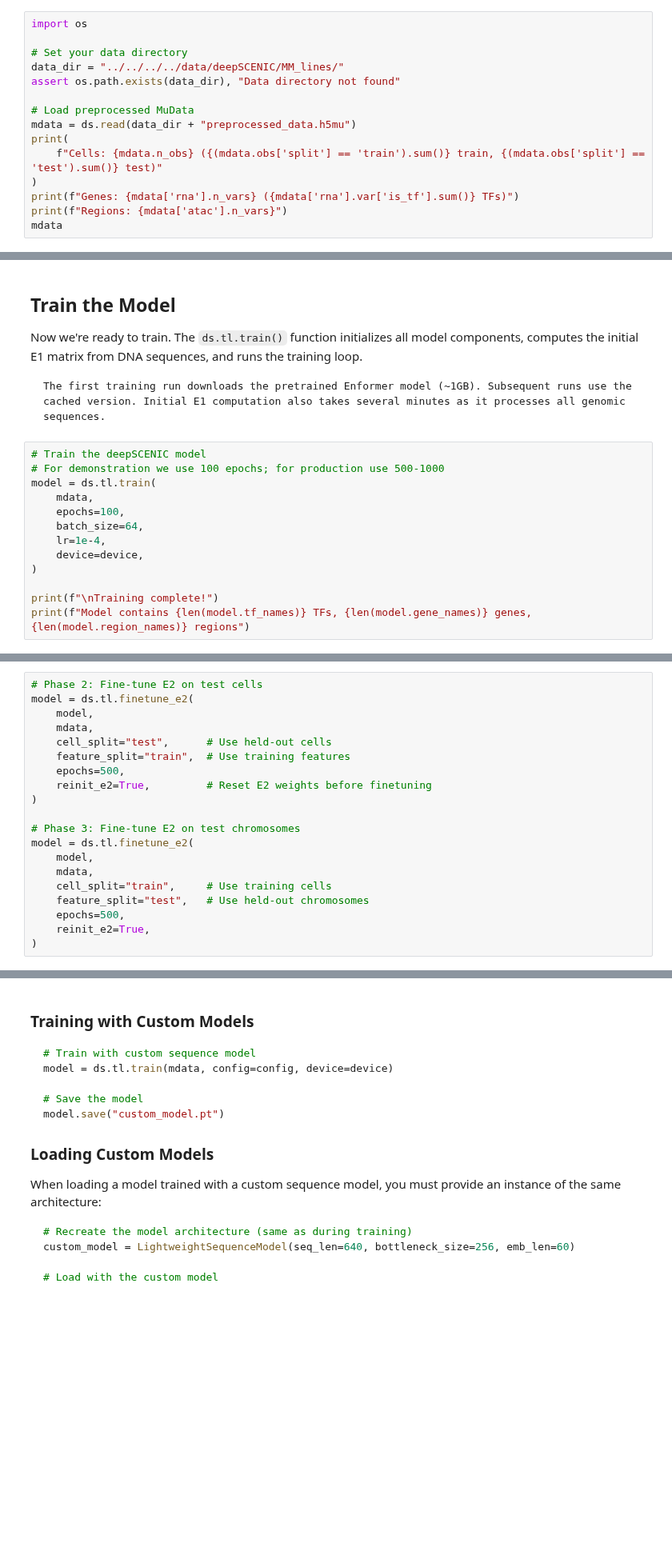
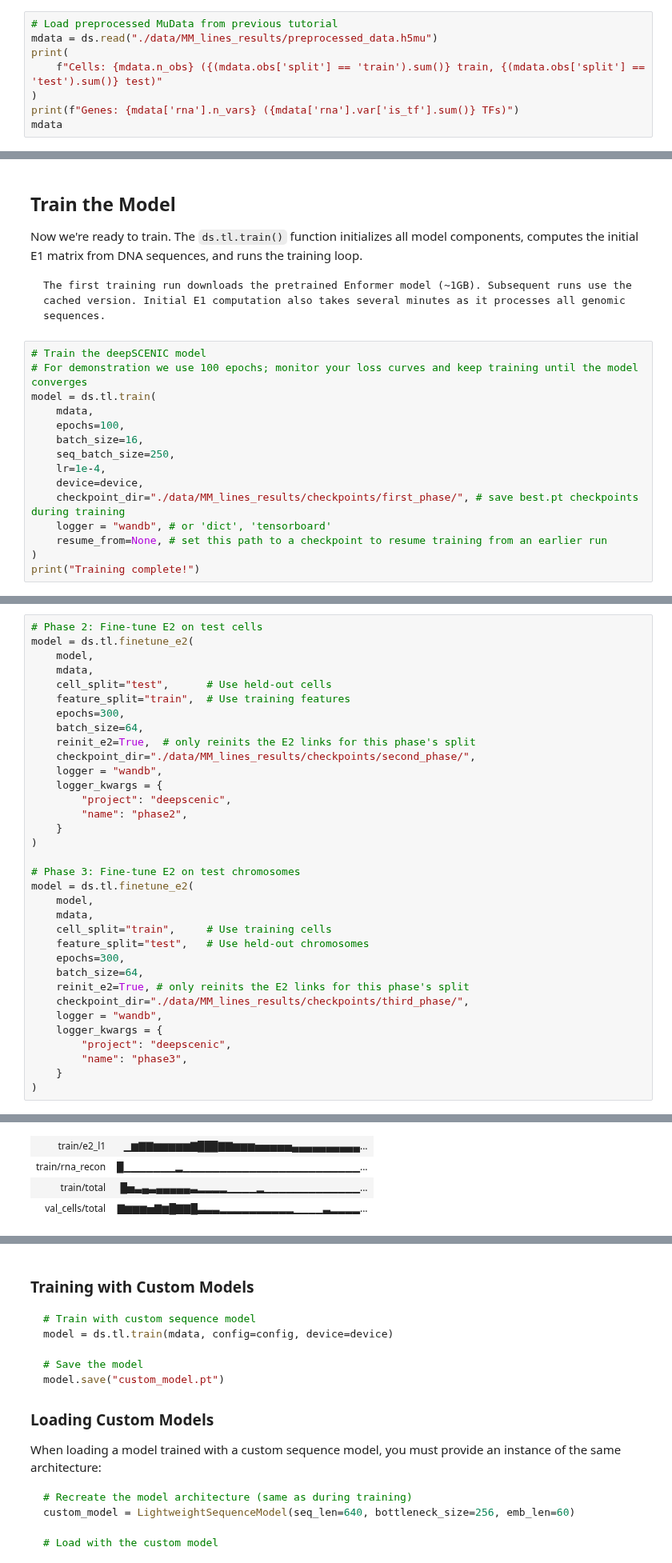
Before and after one commit to aertslab/deepSCENIC, a Jupyter notebook: docs/notebooks/02_training.ipynb, the cells around one changed output, grey strips where cells are left out. Shown at 80% size. Cells and saved outputs as stored; diff of their text form; blank space fills up the shorter version.

````diff
--- a/docs/notebooks/02_training.ipynb
+++ b/docs/notebooks/02_training.ipynb
@@ -35,18 +39,11 @@ We'll use the preprocessed MuData from Tutorial 1. The data must contain:
 - Region-to-gene search space (`r2g` in `uns`)
 - Train/test split (`split` column in `obs` and `var`)
 # %%
-import os
-
-# Set your data directory
-data_dir = "../../../../data/deepSCENIC/MM_lines/"
-assert os.path.exists(data_dir), "Data directory not found"
-
-# Load preprocessed MuData
-mdata = ds.read(data_dir + "preprocessed_data.h5mu")
+# Load preprocessed MuData from previous tutorial
+mdata = ds.read("./data/MM_lines_results/preprocessed_data.h5mu")
 print(
     f"Cells: {mdata.n_obs} ({(mdata.obs['split'] == 'train').sum()} train, {(mdata.obs['split'] == 'test').sum()} test)"
 )
 print(f"Genes: {mdata['rna'].n_vars} ({mdata['rna'].var['is_tf'].sum()} TFs)")
-print(f"Regions: {mdata['atac'].n_vars}")
 mdata
 # %% [output]
@@ -113,14 +113,16 @@ The first training run downloads the pretrained Enformer model (~1GB). Subsequen
 ```
 # %%
 # Train the deepSCENIC model
-# For demonstration we use 100 epochs; for production use 500-1000
+# For demonstration we use 100 epochs; monitor your loss curves and keep training until the model converges
 model = ds.tl.train(
     mdata,
     epochs=100,
-    batch_size=64,
+    batch_size=16,
+    seq_batch_size=250,
     lr=1e-4,
     device=device,
+    checkpoint_dir="./data/MM_lines_results/checkpoints/first_phase/", # save best.pt checkpoints during training
+    logger = "wandb", # or 'dict', 'tensorboard'
+    resume_from=None, # set this path to a checkpoint to resume training from an earlier run
 )
-
-print(f"\nTraining complete!")
-print(f"Model contains {len(model.tf_names)} TFs, {len(model.gene_names)} genes, {len(model.region_names)} regions")
+print("Training complete!")
@@ -140,8 +163,15 @@ model = ds.tl.finetune_e2(
     mdata,
     cell_split="test",      # Use held-out cells
     feature_split="train",  # Use training features
-    epochs=500,
-    reinit_e2=True,         # Reset E2 weights before finetuning
+    epochs=300,
+    batch_size=64,
+    reinit_e2=True,  # only reinits the E2 links for this phase's split
+    checkpoint_dir="./data/MM_lines_results/checkpoints/second_phase/",
+    logger = "wandb",
+    logger_kwargs = {
+        "project": "deepscenic",
+        "name": "phase2",
+    }
 )
 
 # Phase 3: Fine-tune E2 on test chromosomes
@@ -150,6 +180,14 @@ model = ds.tl.finetune_e2(
     mdata,
     cell_split="train",     # Use training cells
     feature_split="test",   # Use held-out chromosomes
-    epochs=500,
-    reinit_e2=True,
+    epochs=300,
+    batch_size=64,
+    reinit_e2=True, # only reinits the E2 links for this phase's split
+    checkpoint_dir="./data/MM_lines_results/checkpoints/third_phase/",
+    logger = "wandb",
+    logger_kwargs = {
+        "project": "deepscenic",
+        "name": "phase3",
+    }
 )
+# %% [output]
@@ -155,0 +220,4 @@ model = ds.tl.finetune_e2(
+| train/e2_l1 | ▁▆▇▇▆▆▆▆▆▇███▇▇▆▆▆▅▅▅▅▅▄▄▄▄▄▄▄▄▄▄... |
+| train/rna_recon | █▁▁▁▁▁▁▁▂▁▁▁▁▁▁▁▁▁▁▁▁▁▁▁▁▁▁▁▁▁▁▁▁... |
+| train/total | █▅▃▄▃▄▄▄▄▄▃▂▂▂▂▁▁▁▁▂▁▁▁▁▁▁▁▁▁▁▁▁▁... |
+| val_cells/total | ▇▆▆▆▅▇▆█▇▇█▃▃▃▂▂▂▂▂▂▂▂▂▂▁▁▁▁▃▂▂▂▂... |
````
Also changed, not shown: parts of 17 cells of this notebook, 3 other files.
